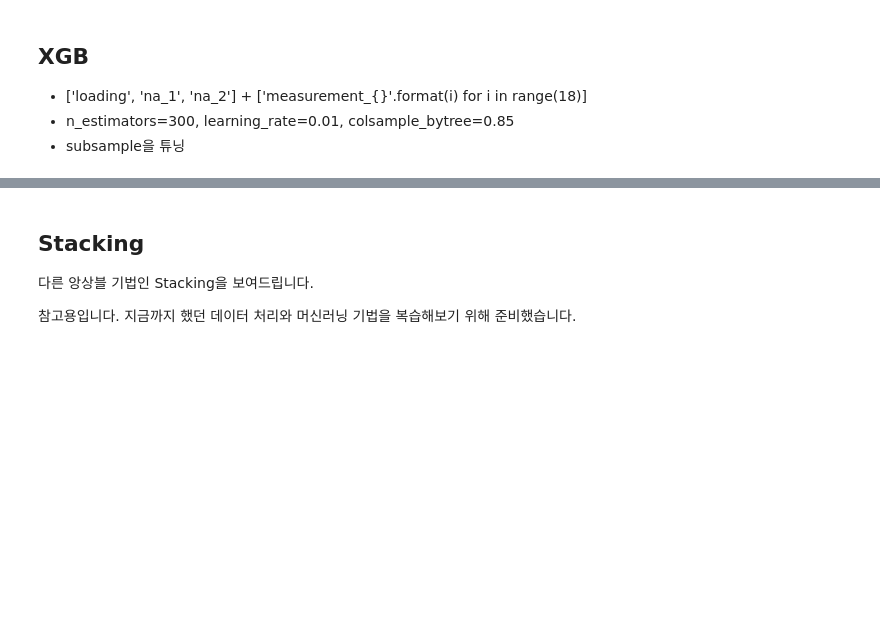
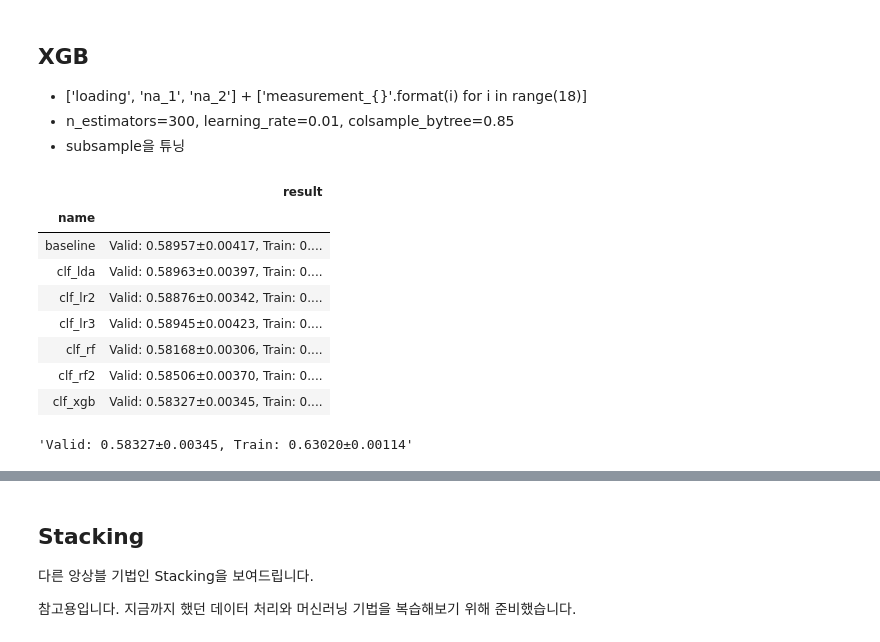
Before and after one commit to sunkusun9/DS_lv3_2506_1, a Jupyter notebook: sec_ds_lv3_prob1_kaggle.ipynb, the cells around one changed output, grey strips where cells are left out. Saved outputs shown, nothing was run; the diff lists cells and outputs as text; code cells hidden in the pictures; blank space fills up the shorter version.

```diff
--- a/sec_ds_lv3_prob1_kaggle.ipynb
+++ b/sec_ds_lv3_prob1_kaggle.ipynb
@@ -286,6 +427,27 @@ LDA + SFS: STD \['loading', 'measurement_1', 'measurement_4', 'measurement_14',
 - ['loading', 'na_1', 'na_2'] + ['measurement_{}'.format(i) for i in range(18)]
 - n_estimators=300, learning_rate=0.01, colsample_bytree=0.85
 - subsample을 튜닝
+# %%
+import xgboost as xgb
+ct = ColumnTransformer([
+    ('pt', 'passthrough', ['loading', 'na_1', 'na_2'] + ['measurement_{}'.format(i) for i in range(18)])
+])
+
+clf_xgb = make_pipeline(ct, xgb.XGBClassifier(
+    max_depth = 3, n_estimators=300, learning_rate = 0.01, colsample_bytree = 0.85, random_state=123, subsample = 0.75
+))
+eval_model('clf_xgb', clf_xgb)
+# %% [output]
+|  | result |
+| name |  |
+| baseline | Valid: 0.58957±0.00417, Train: 0.... |
+| clf_lda | Valid: 0.58963±0.00397, Train: 0.... |
+| clf_lr2 | Valid: 0.58876±0.00342, Train: 0.... |
+| clf_lr3 | Valid: 0.58945±0.00423, Train: 0.... |
+| clf_rf | Valid: 0.58168±0.00306, Train: 0.... |
+| clf_rf2 | Valid: 0.58506±0.00370, Train: 0.... |
+| clf_xgb | Valid: 0.58327±0.00345, Train: 0.... |
+'Valid: 0.58327±0.00345, Train: 0.63020±0.00114'
 # %%
 # Voting을 합니다.
 from sklearn.ensemble import VotingClassifier
```
Also changed, not shown: parts of 42 cells of this notebook.
